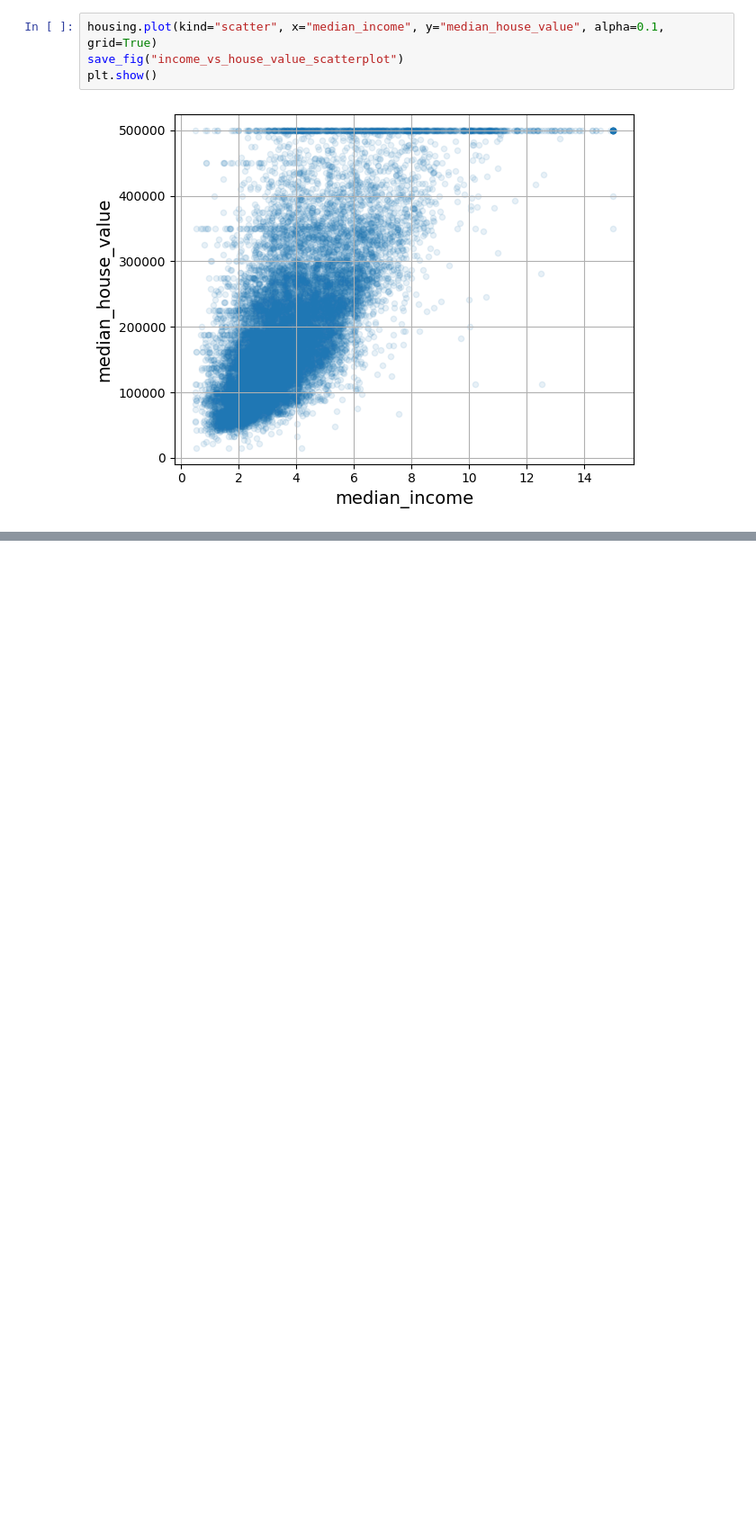
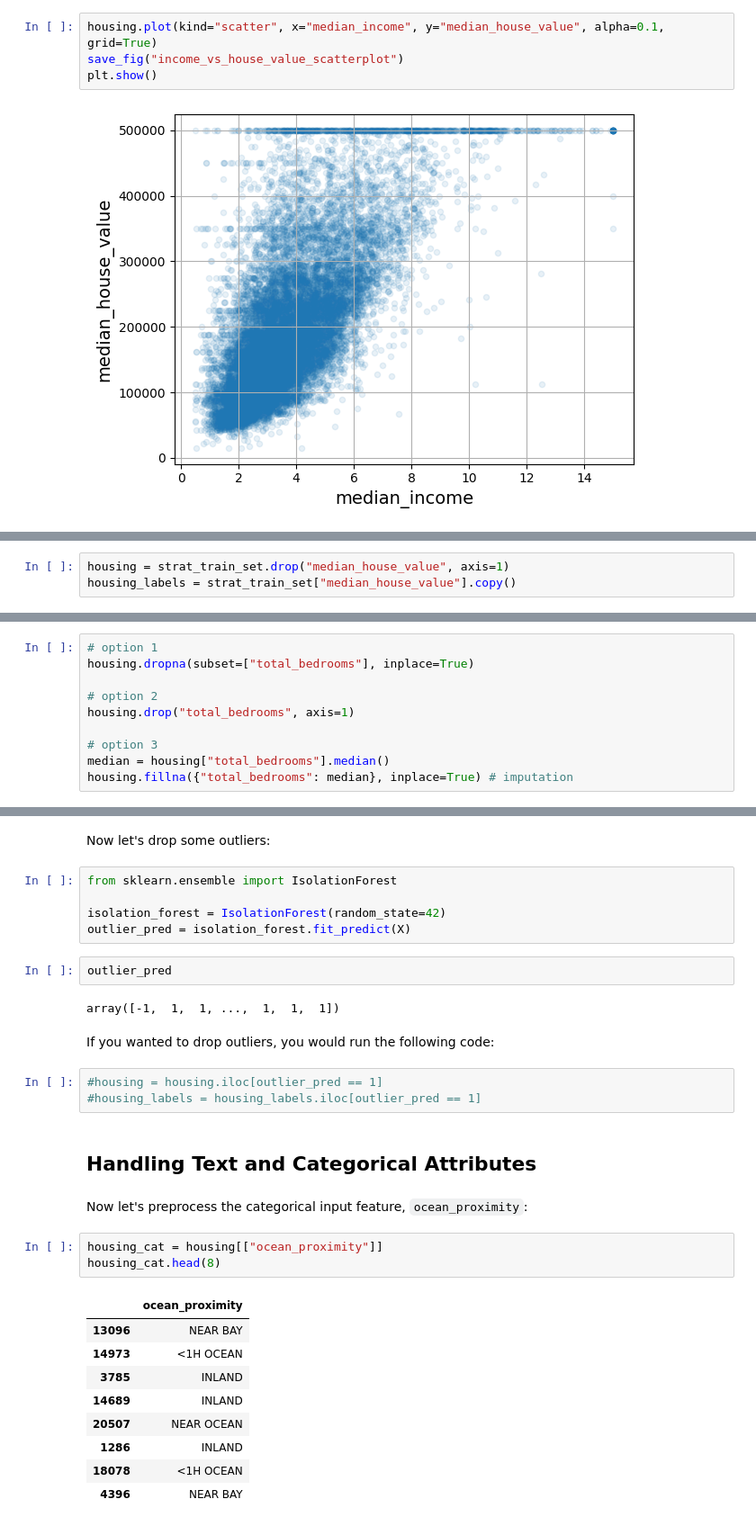
Before and after one commit to MSulSal/hands-on-ml, a Jupyter notebook: 02.ipynb, the cells around one changed output, grey strips where cells are left out. Shown at 90% size. Cells and saved outputs as stored; diff of their text form; blank space fills up the shorter version.

```diff
--- a/02.ipynb
+++ b/02.ipynb
@@ -390,0 +416,3 @@ plt.show()
+# %%
+housing = strat_train_set.drop("median_house_value", axis=1)
+housing_labels = strat_train_set["median_house_value"].copy()
@@ -390,0 +428,10 @@ plt.show()
+# %%
+# option 1
+housing.dropna(subset=["total_bedrooms"], inplace=True)
+
+# option 2
+housing.drop("total_bedrooms", axis=1)
+
+# option 3
+median = housing["total_bedrooms"].median()
+housing.fillna({"total_bedrooms": median}, inplace=True) # imputation
@@ -390,0 +515,33 @@ plt.show()
+# %% [markdown]
+Now let's drop some outliers:
+# %%
+from sklearn.ensemble import IsolationForest
+
+isolation_forest = IsolationForest(random_state=42)
+outlier_pred = isolation_forest.fit_predict(X)
+# %%
+outlier_pred
+# %% [output]
+array([-1,  1,  1, ...,  1,  1,  1])
+# %% [markdown]
+If you wanted to drop outliers, you would run the following code:
+# %%
+#housing = housing.iloc[outlier_pred == 1]
+#housing_labels = housing_labels.iloc[outlier_pred == 1]
+# %% [markdown]
+## Handling Text and Categorical Attributes
+# %% [markdown]
+Now let's preprocess the categorical input feature, `ocean_proximity`:
+# %%
+housing_cat = housing[["ocean_proximity"]]
+housing_cat.head(8)
+# %% [output]
+|  | ocean_proximity |
+| 13096 | NEAR BAY |
+| 14973 | <1H OCEAN |
+| 3785 | INLAND |
+| 14689 | INLAND |
+| 20507 | NEAR OCEAN |
+| 1286 | INLAND |
+| 18078 | <1H OCEAN |
+| 4396 | NEAR BAY |
```
Also changed, not shown: parts of 37 cells of this notebook.
